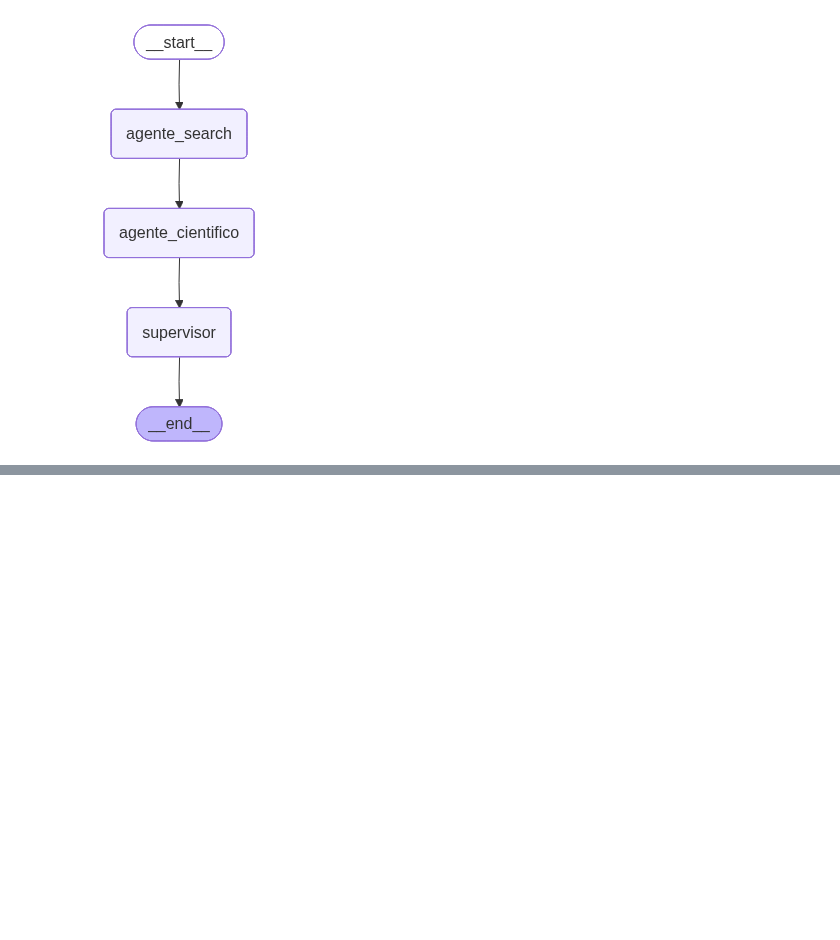
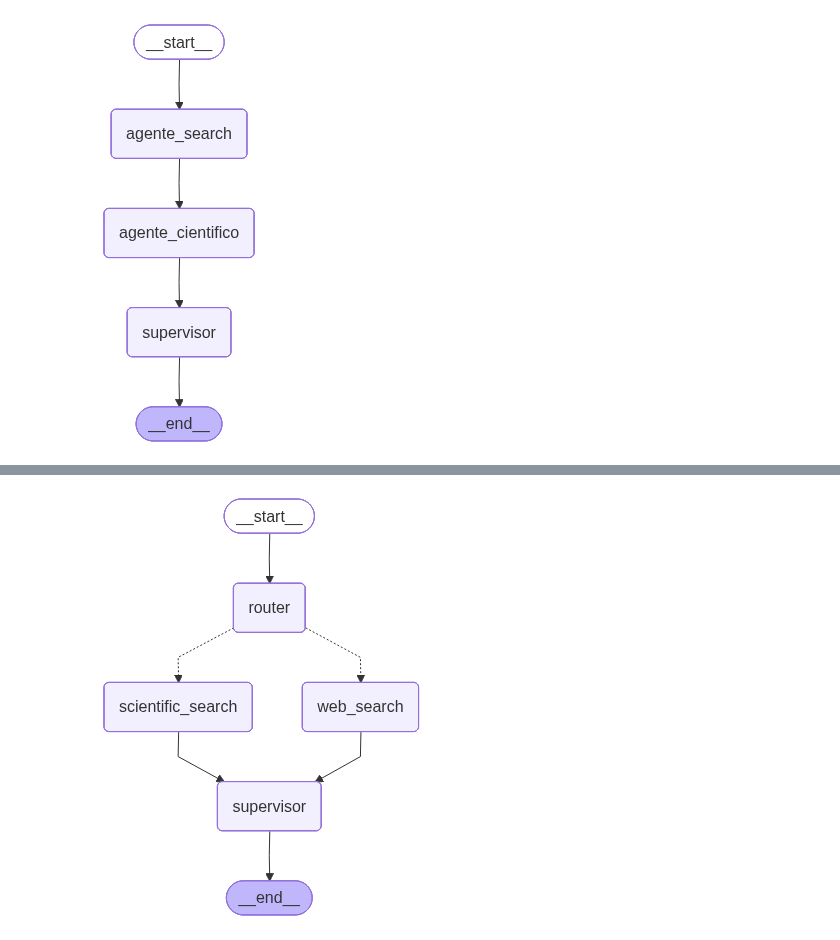
Before and after one commit to AdilsonManuel1/API-NODE-REST, a Jupyter notebook: Maquina1.ipynb, the cells around one changed output, grey strips where cells are left out. Drawn from its saved outputs; the diff is of its cells as text; code cells hidden in the pictures; blank space fills up the shorter version.

```diff
--- a/Maquina1.ipynb
+++ b/Maquina1.ipynb
@@ -594,9 +589,12 @@ Successfully installed ddgs-9.14.4 fake-useragent-2.2.0 socksio-1.0.0
 # %%
+from typing import TypedDict
+
 class AgentState(TypedDict):
   user_query: str
   web_answer: str
   scientific_answer: str
   final_answer: str
+  router_decision: str
 # %%
 from langgraph.prebuilt import create_react_agent
 
@@ -717,0 +777,41 @@ Peço desculpas, mas não consegui encontrar informações sobre um indivíduo c
+# %%
+from langgraph.graph import START, END, StateGraph
+
+# 1. Inicializa o grafo
+workflow = StateGraph(AgentState)
+
+# 2. Adiciona os nós
+workflow.add_node('router', router_agent)
+workflow.add_node('web_search', funcao_agente_web)
+workflow.add_node('scientific_search', funcao_agente_cientifico)
+workflow.add_node('supervisor', supervisor_node)
+
+# 3. Define a entrada do fluxo
+workflow.add_edge(START, "router")
+
+# 4. FUNÇÃO DE ROTEAMENTO (Lê a decisão salva no estado)
+def route_decision(state: AgentState) -> str:
+    print(f"Estado na route_decision: {state}") # Adicionado para depuração
+    return state['router_decision']
+
+# 5. Adiciona a aresta condicional corrigida
+workflow.add_conditional_edges(
+    'router',
+    route_decision,  # A função que decide para onde ir
+    {
+        'web_search': 'web_search',        # Corrigido de 'wev_search' para 'web_search'
+        'scientific_search': 'scientific_search'
+    }
+)
+
+# 6. Define o restante do fluxo até o fim
+workflow.add_edge("web_search", "supervisor")
+workflow.add_edge("scientific_search", "supervisor")
+workflow.add_edge("supervisor", END)
+
+# 7. Compila o grafo
+app = workflow.compile()
+# %%
+Image(app.get_graph().draw_mermaid_png())
+# %% [output]
+[figure, added]
```
Also changed, not shown: parts of 26 cells of this notebook.
